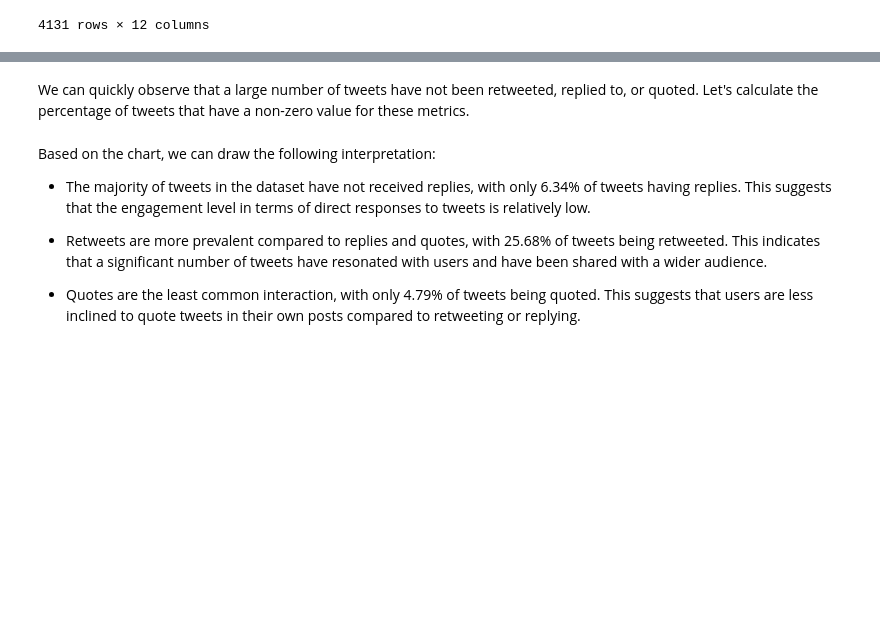
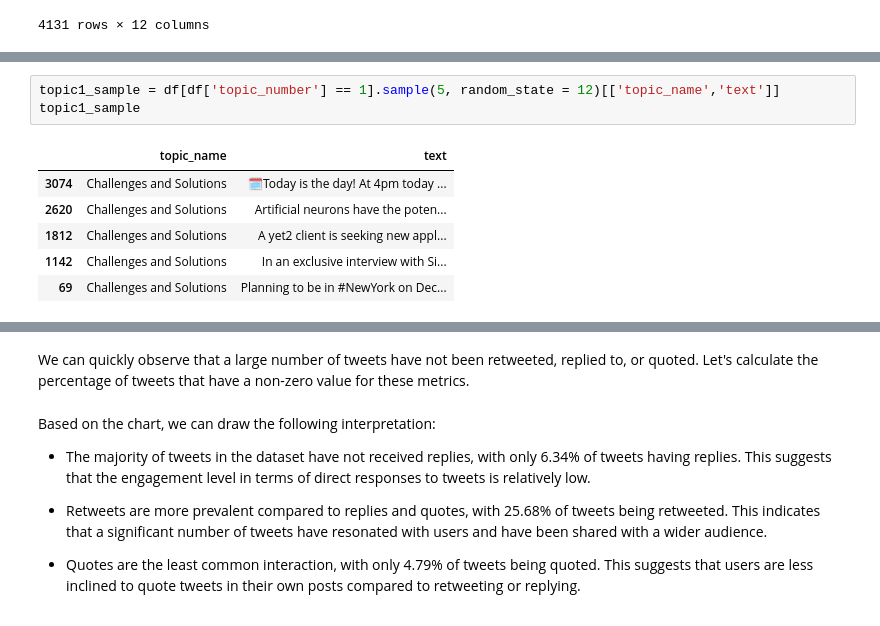
Before and after one commit to aphamtv/G5_ResearchPreneurs, a Jupyter notebook: 4_Evaluation_and_Conclusion.ipynb, the cells around one changed output, grey strips where cells are left out. Drawn from its saved outputs; the diff is of its cells as text; blank space fills up the shorter version.

```diff
--- a/4_Evaluation_and_Conclusion.ipynb
+++ b/4_Evaluation_and_Conclusion.ipynb
@@ -36,0 +61,10 @@ df
+# %%
+topic1_sample = df[df['topic_number'] == 1].sample(5, random_state = 12)[['topic_name','text']]
+topic1_sample
+# %% [output]
+|  | topic_name | text |
+| 3074 | Challenges and Solutions | 🗓️Today is the day! At 4pm today ... |
+| 2620 | Challenges and Solutions | Artificial neurons have the poten... |
+| 1812 | Challenges and Solutions | A yet2 client is seeking new appl... |
+| 1142 | Challenges and Solutions | In an exclusive interview with Si... |
+| 69 | Challenges and Solutions | Planning to be in #NewYork on Dec... |
```
Also changed, not shown: parts of 3 cells of this notebook, 8 other files.
